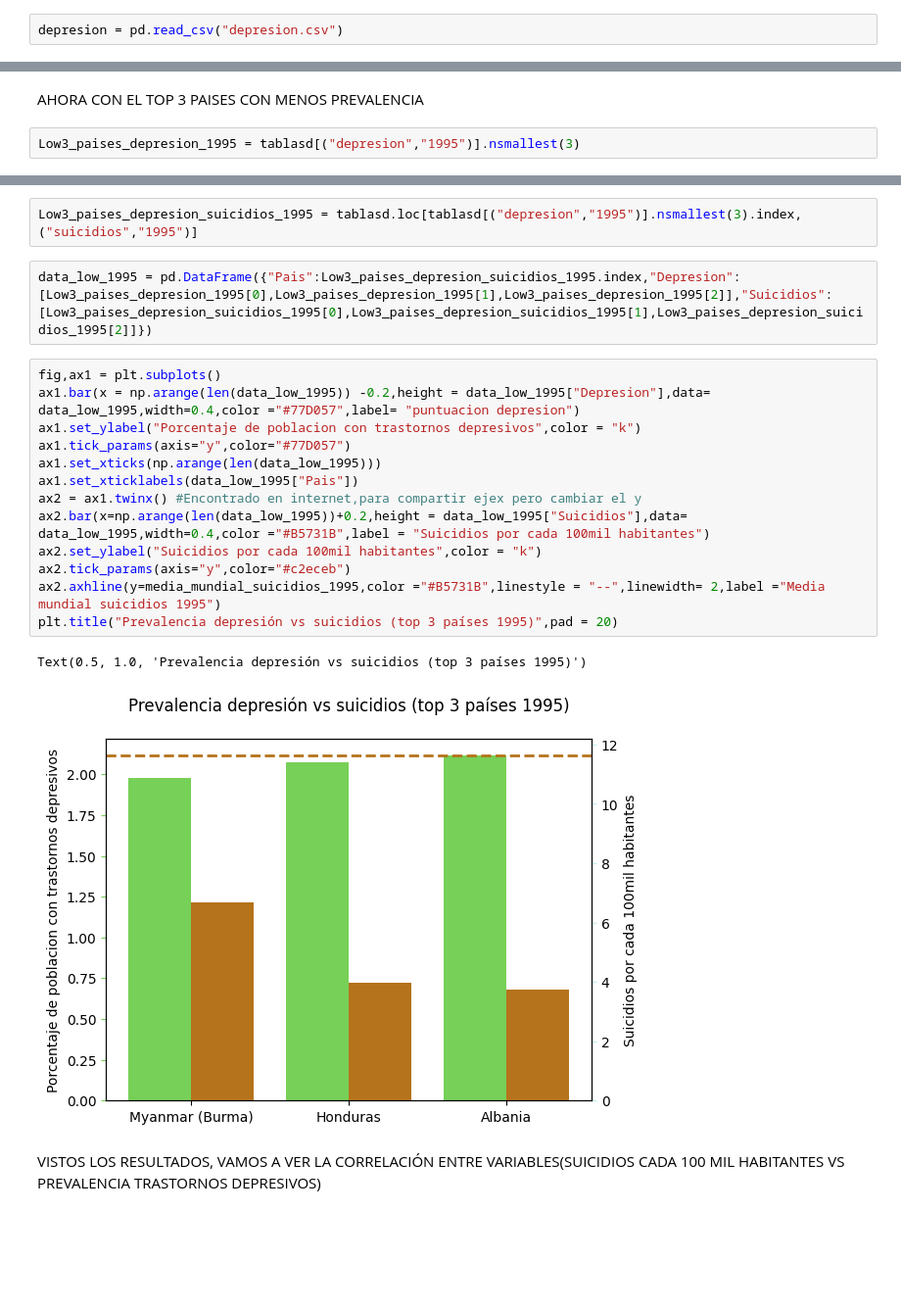
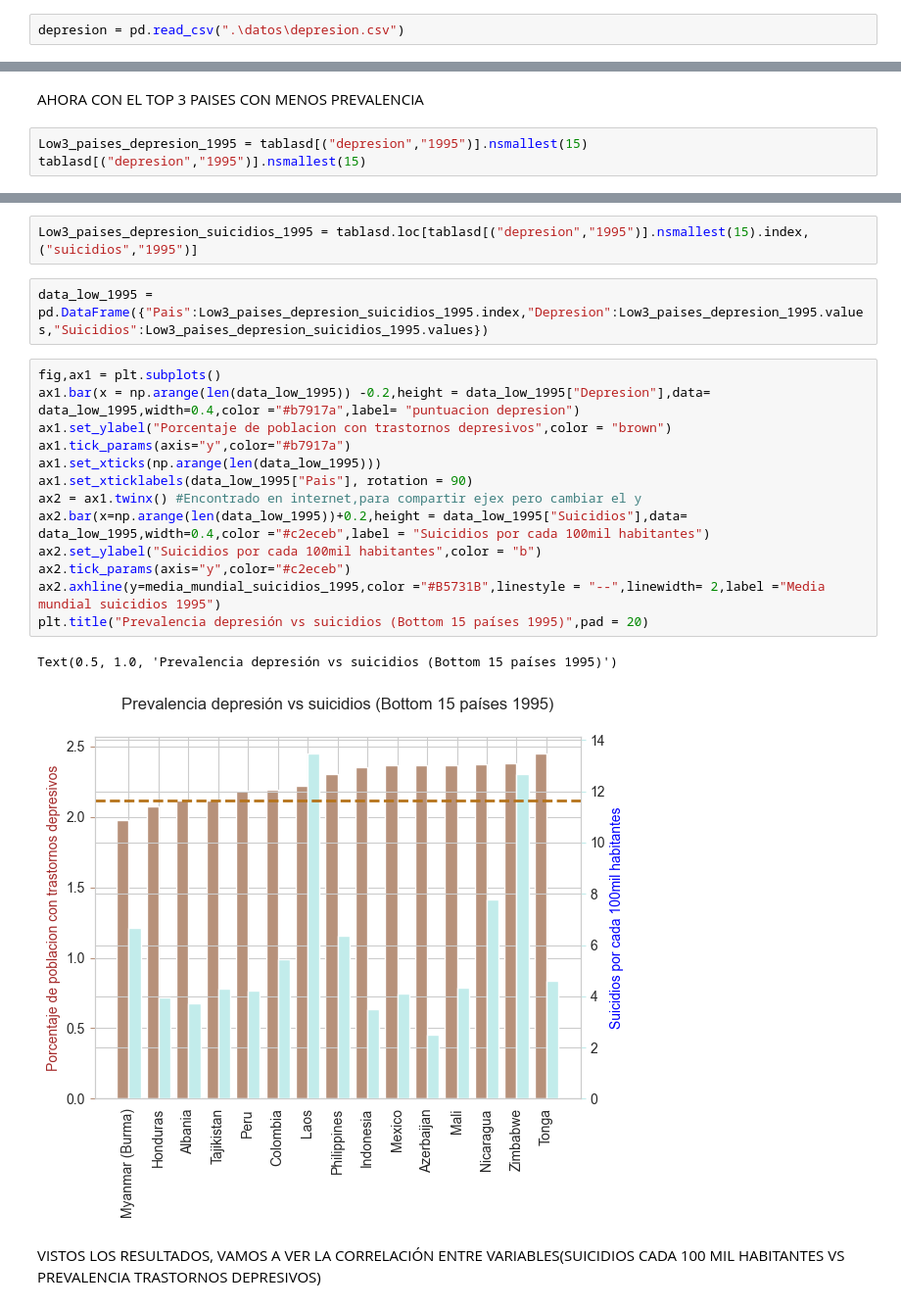
Before and after one commit to Rafacercos/Salud_mental_EDA, a Jupyter notebook: notebooks/EDA Trastornos depresivos.ipynb, the cells around one changed output, grey strips where cells are left out. Shown at 98% size. Drawn from its saved outputs; the diff is of its cells as text; blank space fills up the shorter version.

```diff
--- a/notebooks/EDA Trastornos depresivos.ipynb
+++ b/notebooks/EDA Trastornos depresivos.ipynb
@@ -114,7 +168,7 @@ felicidad_ordenada = felicidad.pivot_table(index=['Country', 'Year'],values=['So
 # %% [markdown]
 LIMPIO Y PREPARO EL DATASET DE PREVALENCIA DE LA DEPRESIÓN
 # %%
-depresion = pd.read_csv("depresion.csv")
+depresion = pd.read_csv(".\datos\depresion.csv")
 # %%
 for columna in depresion.columns:
     columna.strip()
@@ -254,4 +535,5 @@ Text(0.5, 1.0, 'Prevalencia depresión vs suicidios (top 3 países 1995)')
 # %% [markdown]
 AHORA CON EL TOP 3 PAISES CON MENOS PREVALENCIA
 # %%
-Low3_paises_depresion_1995 = tablasd[("depresion","1995")].nsmallest(3)
+Low3_paises_depresion_1995 = tablasd[("depresion","1995")].nsmallest(15)
+tablasd[("depresion","1995")].nsmallest(15)
@@ -258,23 +558,23 @@ Low3_paises_depresion_1995 = tablasd[("depresion","1995")].nsmallest(3)
 # %%
-Low3_paises_depresion_suicidios_1995 = tablasd.loc[tablasd[("depresion","1995")].nsmallest(3).index,("suicidios","1995")]
+Low3_paises_depresion_suicidios_1995 = tablasd.loc[tablasd[("depresion","1995")].nsmallest(15).index,("suicidios","1995")]
 # %%
-data_low_1995 = pd.DataFrame({"Pais":Low3_paises_depresion_suicidios_1995.index,"Depresion":[Low3_paises_depresion_1995[0],Low3_paises_depresion_1995[1],Low3_paises_depresion_1995[2]],"Suicidios":[Low3_paises_depresion_suicidios_1995[0],Low3_paises_depresion_suicidios_1995[1],Low3_paises_depresion_suicidios_1995[2]]})
+data_low_1995 = pd.DataFrame({"Pais":Low3_paises_depresion_suicidios_1995.index,"Depresion":Low3_paises_depresion_1995.values,"Suicidios":Low3_paises_depresion_suicidios_1995.values})
 # %%
 fig,ax1 = plt.subplots()
-ax1.bar(x = np.arange(len(data_low_1995)) -0.2,height = data_low_1995["Depresion"],data= data_low_1995,width=0.4,color ="#77D057",label= "puntuacion depresion")
-ax1.set_ylabel("Porcentaje de poblacion con trastornos depresivos",color = "k")
-ax1.tick_params(axis="y",color="#77D057")
+ax1.bar(x = np.arange(len(data_low_1995)) -0.2,height = data_low_1995["Depresion"],data= data_low_1995,width=0.4,color ="#b7917a",label= "puntuacion depresion")
+ax1.set_ylabel("Porcentaje de poblacion con trastornos depresivos",color = "brown")
+ax1.tick_params(axis="y",color="#b7917a")
 ax1.set_xticks(np.arange(len(data_low_1995)))
-ax1.set_xticklabels(data_low_1995["Pais"])
+ax1.set_xticklabels(data_low_1995["Pais"], rotation = 90)
 ax2 = ax1.twinx() #Encontrado en internet,para compartir ejex pero cambiar el y
-ax2.bar(x=np.arange(len(data_low_1995))+0.2,height = data_low_1995["Suicidios"],data= data_low_1995,width=0.4,color ="#B5731B",label = "Suicidios por cada 100mil habitantes")
-ax2.set_ylabel("Suicidios por cada 100mil habitantes",color = "k")
+ax2.bar(x=np.arange(len(data_low_1995))+0.2,height = data_low_1995["Suicidios"],data= data_low_1995,width=0.4,color ="#c2eceb",label = "Suicidios por cada 100mil habitantes")
+ax2.set_ylabel("Suicidios por cada 100mil habitantes",color = "b")
 ax2.tick_params(axis="y",color="#c2eceb")
 ax2.axhline(y=media_mundial_suicidios_1995,color ="#B5731B",linestyle = "--",linewidth= 2,label ="Media mundial suicidios 1995")
-plt.title("Prevalencia depresión vs suicidios (top 3 países 1995)",pad = 20)
+plt.title("Prevalencia depresión vs suicidios (Bottom 15 países 1995)",pad = 20)
 # %% [output]
-Text(0.5, 1.0, 'Prevalencia depresión vs suicidios (top 3 países 1995)')
+Text(0.5, 1.0, 'Prevalencia depresión vs suicidios (Bottom 15 países 1995)')
-[figure, old version]
+[figure, new version]
 # %% [markdown]
 VISTOS LOS RESULTADOS, VAMOS A VER LA CORRELACIÓN ENTRE VARIABLES(SUICIDIOS CADA 100 MIL HABITANTES VS PREVALENCIA TRASTORNOS DEPRESIVOS)
 # %%
```
Also changed, not shown: parts of 44 cells of this notebook.
